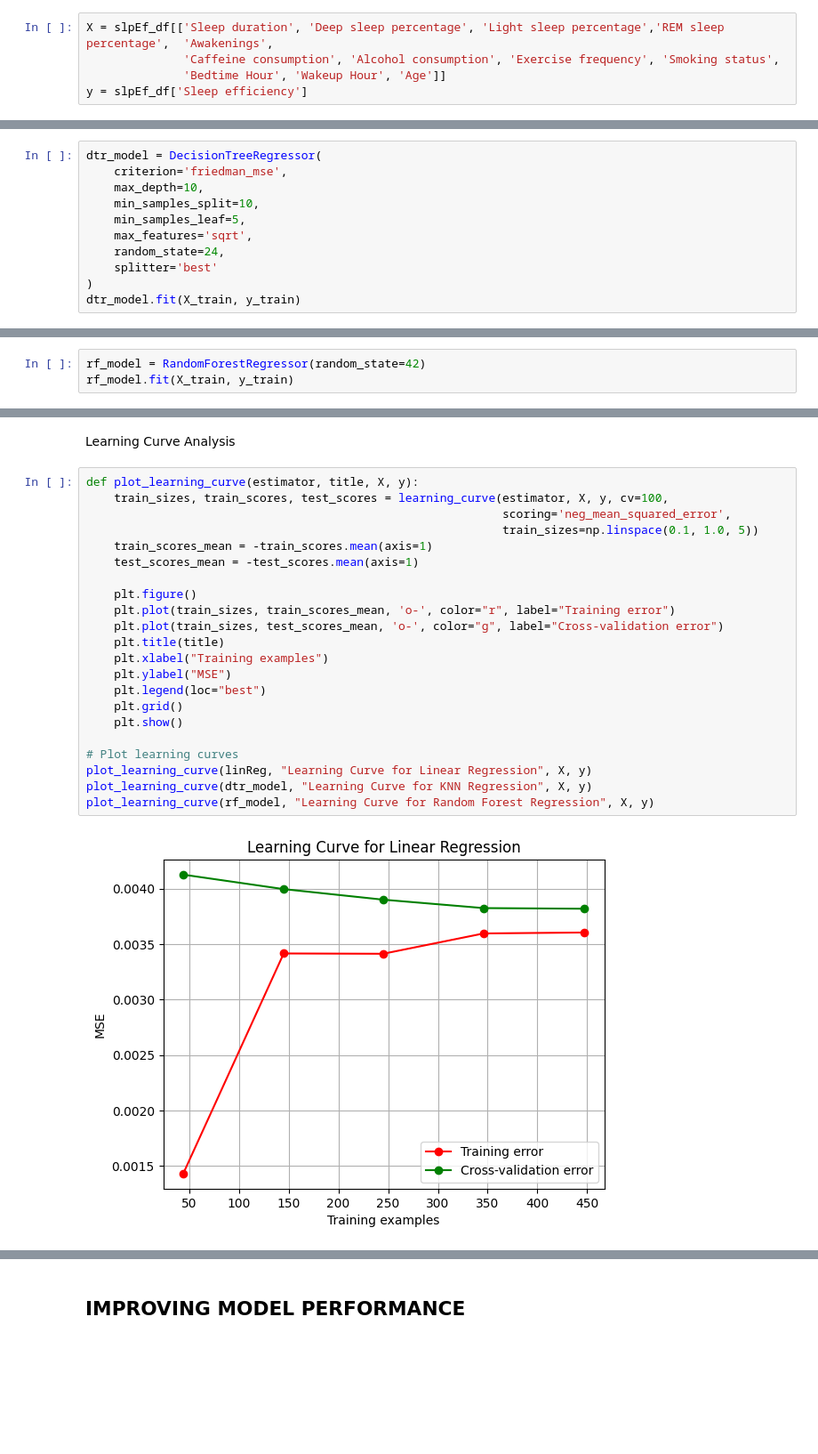
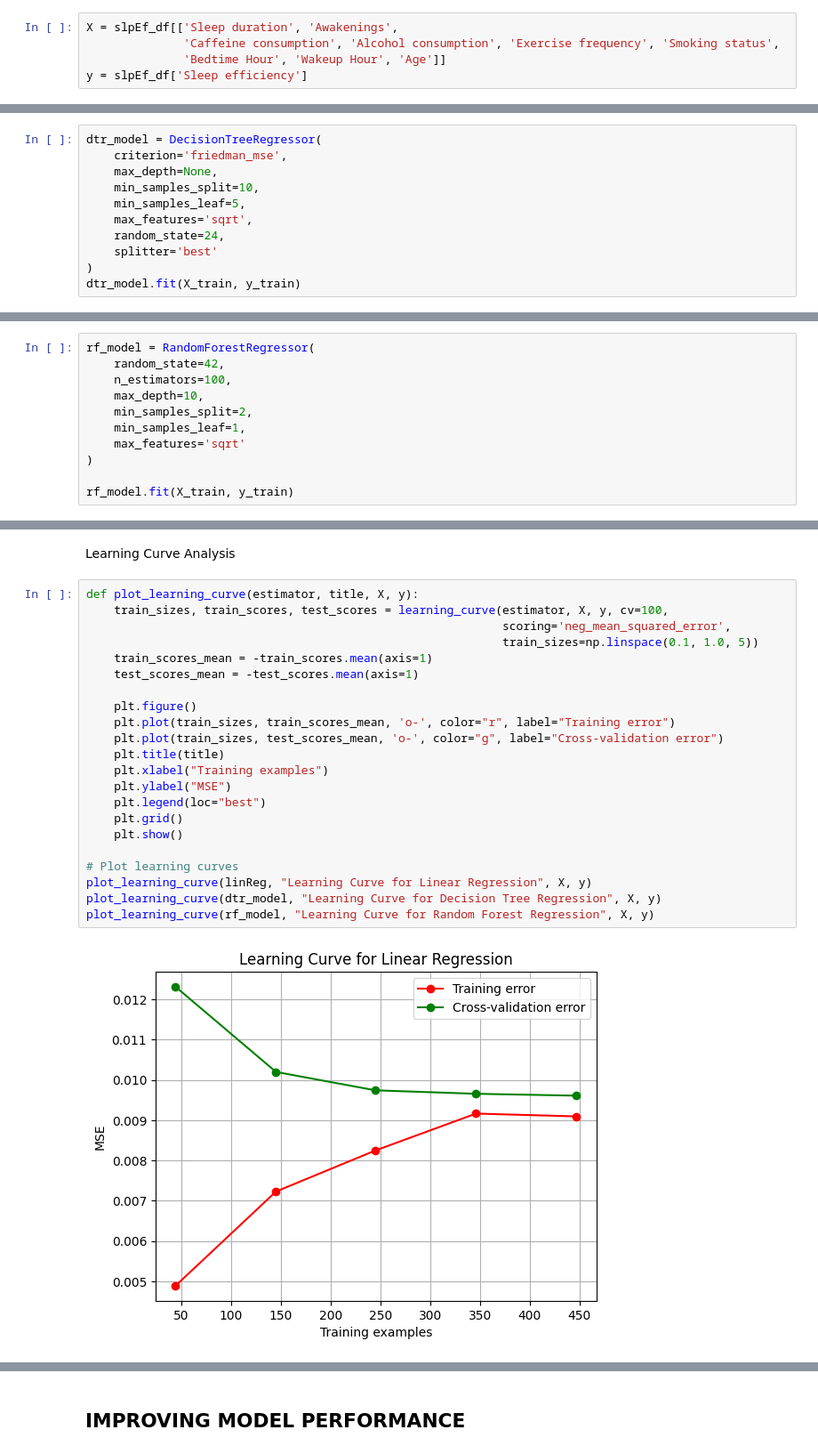
Before and after one commit to OldMarkie/Sleep-Efficiency-Data-Model, a Jupyter notebook: sleepEfficiencyModel.ipynb, the cells around one changed output, grey strips where cells are left out. Shown at 89% size. Saved outputs shown, nothing was run; the diff lists cells and outputs as text; blank space fills up the shorter version.

```diff
--- a/sleepEfficiencyModel.ipynb
+++ b/sleepEfficiencyModel.ipynb
@@ -446,7 +445,7 @@ plt.show()
 # %% [markdown]
 Spilting of the Dataset into X and y
 # %%
-X = slpEf_df[['Sleep duration', 'Deep sleep percentage', 'Light sleep percentage','REM sleep percentage',  'Awakenings',
+X = slpEf_df[['Sleep duration', 'Awakenings',
               'Caffeine consumption', 'Alcohol consumption', 'Exercise frequency', 'Smoking status',
               'Bedtime Hour', 'Wakeup Hour', 'Age']]
 y = slpEf_df['Sleep efficiency']
@@ -545,7 +541,7 @@ Training the Model
 # %%
 dtr_model = DecisionTreeRegressor(
     criterion='friedman_mse',
-    max_depth=10,
+    max_depth=None,
     min_samples_split=10,
     min_samples_leaf=5,
     max_features='sqrt',
@@ -640,6 +633,14 @@ plt.show()
 # %% [markdown]
 Training the Model
 # %%
-rf_model = RandomForestRegressor(random_state=42)
+rf_model = RandomForestRegressor(
+    random_state=42,
+    n_estimators=100,
+    max_depth=10,
+    min_samples_split=2,
+    min_samples_leaf=1,
+    max_features='sqrt'
+)
+
 rf_model.fit(X_train, y_train)
 # %% [output]
@@ -769,24 +767,24 @@ Learning Curve Analysis
 # %%
 def plot_learning_curve(estimator, title, X, y):
     train_sizes, train_scores, test_scores = learning_curve(estimator, X, y, cv=100,
                                                             scoring='neg_mean_squared_error',
                                                             train_sizes=np.linspace(0.1, 1.0, 5))
     train_scores_mean = -train_scores.mean(axis=1)
     test_scores_mean = -test_scores.mean(axis=1)
 
     plt.figure()
     plt.plot(train_sizes, train_scores_mean, 'o-', color="r", label="Training error")
     plt.plot(train_sizes, test_scores_mean, 'o-', color="g", label="Cross-validation error")
     plt.title(title)
     plt.xlabel("Training examples")
     plt.ylabel("MSE")
     plt.legend(loc="best")
     plt.grid()
     plt.show()
 
 # Plot learning curves
 plot_learning_curve(linReg, "Learning Curve for Linear Regression", X, y)
-plot_learning_curve(dtr_model, "Learning Curve for KNN Regression", X, y)
+plot_learning_curve(dtr_model, "Learning Curve for Decision Tree Regression", X, y)
 plot_learning_curve(rf_model, "Learning Curve for Random Forest Regression", X, y)
 # %% [output]
-[figure, old version]
+[figure, new version]
```
Also changed, not shown: parts of 51 cells of this notebook.
